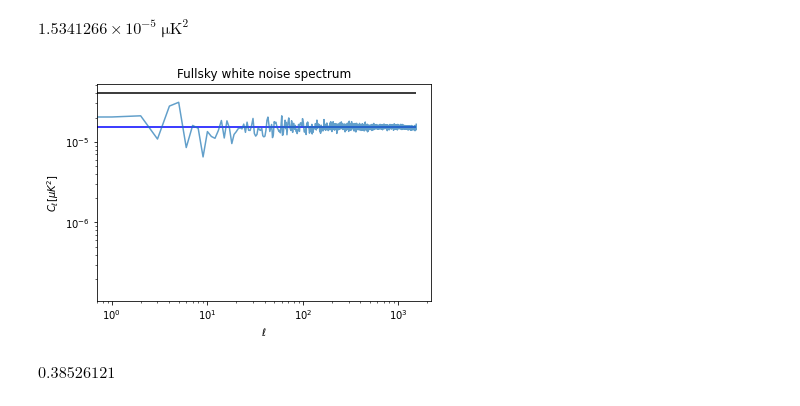
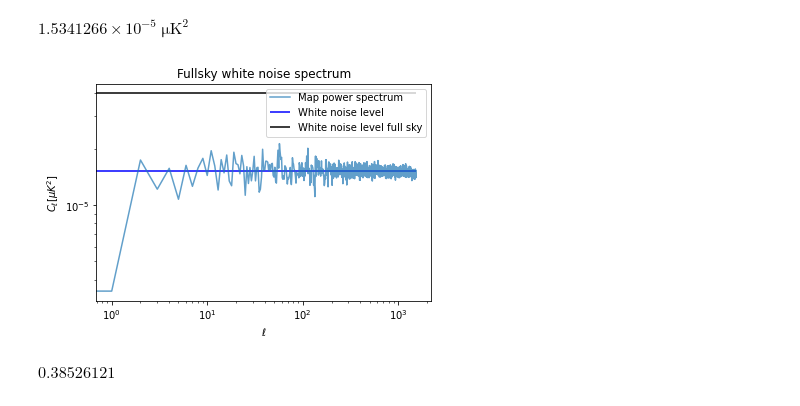
Before and after one commit to zonca/zonca-blog, a Jupyter notebook: _notebooks/2020-06-20-white-noise-hitmap-uniform.ipynb, the cells around one changed output. Cells and saved outputs as stored; diff of their text form; code cells hidden in the pictures.

```diff
--- a/_notebooks/2020-06-20-white-noise-hitmap-uniform.ipynb
+++ b/_notebooks/2020-06-20-white-noise-hitmap-uniform.ipynb
@@ -79,5 +75,7 @@ hp.mollview(m, unit=m.unit, title="White noise map")
 # %% [markdown]
 ## Power spectrum
+# %%
+sky_fraction = np.mean(hitmap)
 # %%
 cl = hp.anafast(m) / sky_fraction
 # %%
@@ -101,15 +99,16 @@ white_noise_cl_full_sky = 3.9820426e-5 * u.uK**2
 # %%
 plt.figure(figsize=(6,4))
 plt.loglog(cl, label="Map power spectrum", alpha=.7)
 plt.hlines(white_noise_cl.value, 0, len(cl), color="blue",
            label="White noise level")
 plt.hlines(white_noise_cl_full_sky.value, 0, len(cl),
            label="White noise level full sky")
 plt.title("Fullsky white noise spectrum")
+plt.legend()
 plt.xlabel("$\ell$")
 plt.ylabel("$C_\ell [\mu K ^ 2]$");
 # %% [output]
-[figure, old version]
+[figure, new version]
 # %%
 white_noise_cl / white_noise_cl_full_sky
 # %% [output]
```
Also changed, not shown: parts of 7 cells of this notebook, 2 other files.
